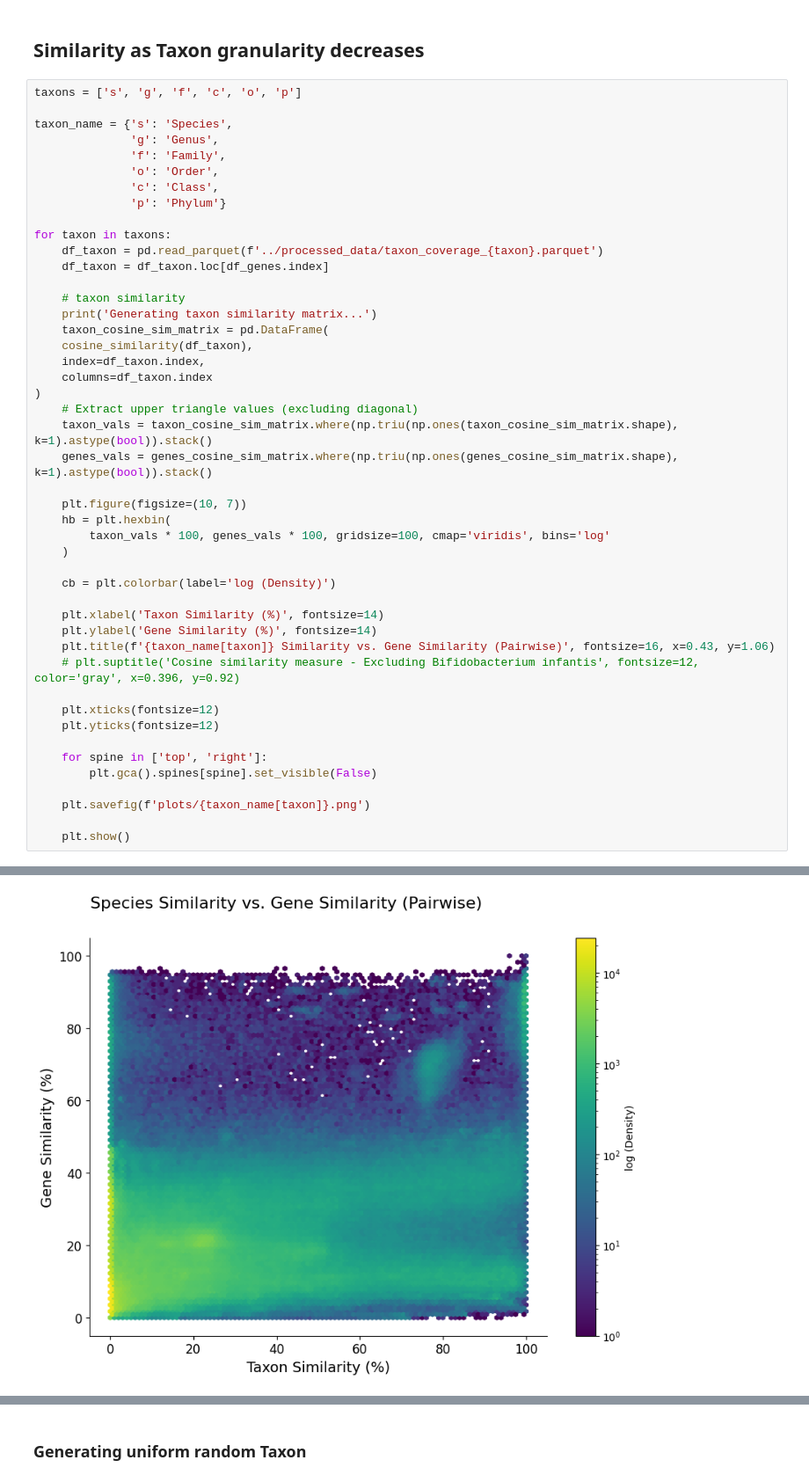
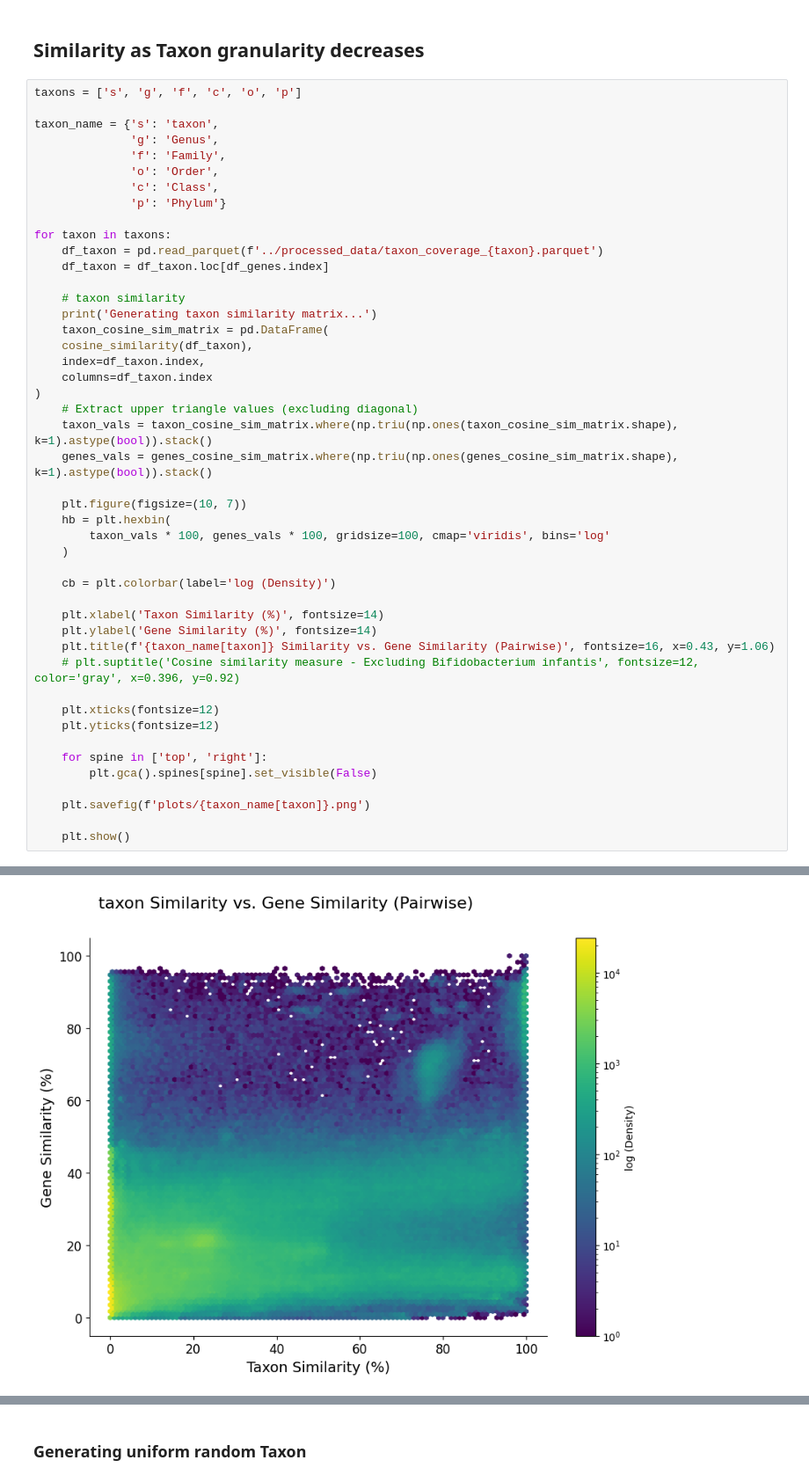
Before and after one commit to AthomsG/gene-prediction-from-bacteria-community, a Jupyter notebook: notebooks/EDA.ipynb, the cells around one changed output, grey strips where cells are left out. Shown at 88% size. Saved outputs shown, nothing was run; the diff lists cells and outputs as text.

```diff
--- a/notebooks/EDA.ipynb
+++ b/notebooks/EDA.ipynb
@@ -434,7 +496,7 @@ plt.show()
 # %%
 taxons = ['s', 'g', 'f', 'c', 'o', 'p']
 
-taxon_name = {'s': 'Species',
+taxon_name = {'s': 'taxon',
               'g': 'Genus',
               'f': 'Family',
               'o': 'Order',
@@ -452,34 +514,34 @@ for taxon in taxons:
     index=df_taxon.index,
     columns=df_taxon.index
 )
     # Extract upper triangle values (excluding diagonal)
     taxon_vals = taxon_cosine_sim_matrix.where(np.triu(np.ones(taxon_cosine_sim_matrix.shape), k=1).astype(bool)).stack()
     genes_vals = genes_cosine_sim_matrix.where(np.triu(np.ones(genes_cosine_sim_matrix.shape), k=1).astype(bool)).stack()
 
     plt.figure(figsize=(10, 7))
     hb = plt.hexbin(
         taxon_vals * 100, genes_vals * 100, gridsize=100, cmap='viridis', bins='log'
     )
 
     cb = plt.colorbar(label='log (Density)')
 
     plt.xlabel('Taxon Similarity (%)', fontsize=14)
     plt.ylabel('Gene Similarity (%)', fontsize=14)
     plt.title(f'{taxon_name[taxon]} Similarity vs. Gene Similarity (Pairwise)', fontsize=16, x=0.43, y=1.06)
     # plt.suptitle('Cosine similarity measure - Excluding Bifidobacterium infantis', fontsize=12, color='gray', x=0.396, y=0.92)
 
     plt.xticks(fontsize=12)
     plt.yticks(fontsize=12)
 
     for spine in ['top', 'right']:
         plt.gca().spines[spine].set_visible(False)
 
     plt.savefig(f'plots/{taxon_name[taxon]}.png')
 
     plt.show()
 # %% [output]
 Generating taxon similarity matrix...
-[figure, old version]
+[figure, new version]
 Generating taxon similarity matrix...
 [figure]
 Generating taxon similarity matrix...
```
Also changed, not shown: parts of 21 cells of this notebook.
